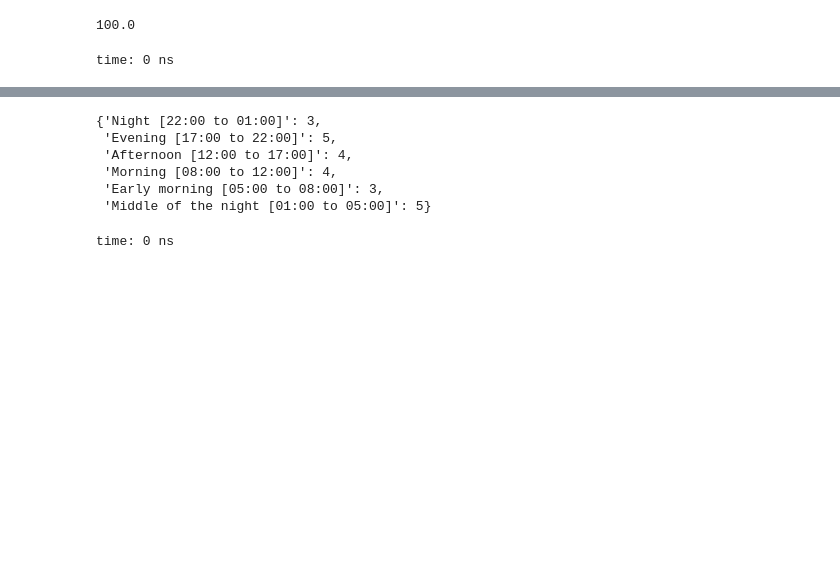
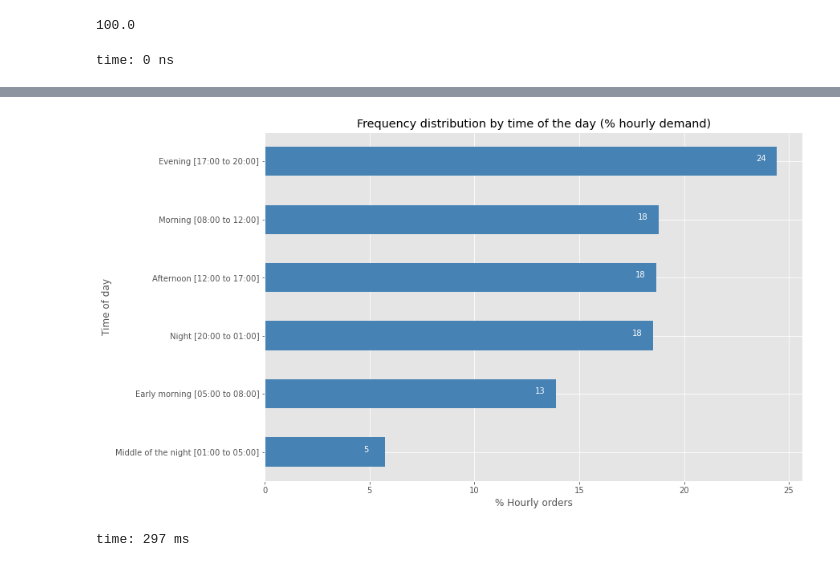
Before and after one commit to isis-santos-costa/99_Challenge, a Jupyter notebook: 99__EDA.ipynb, the cells around one changed output, grey strips where cells are left out. Cells and saved outputs as stored; diff of their text form; code cells hidden in the pictures; blank space fills up the shorter version.

```diff
--- a/99__EDA.ipynb
+++ b/99__EDA.ipynb
@@ -1033,4 +1113,0 @@ time: 31 ms
-# %%
-for i in range(len(timeofday_dict)):
-    df.loc[df['pickup_hour'] <= int(list(timeofday_dict)[i]), 'pickup_timeofday'] = list(timeofday_dict.values())[i]
-df.head(1)
@@ -1058,16 +1125,0 @@ time: 0 ns
-# %%
-## Distribution %
-
-orders_by_timeofday.sort_values(ascending=True, inplace=True)
-orders_by_timeofday.plot(kind='barh', figsize=(12, 8), color='steelblue')
-plt.xlabel('% Orders')
-plt.ylabel('Time of day')
-plt.title('Frequency distribution by time of the day (%)')
-
-for i, value in enumerate(orders_by_timeofday):
-    label = format(int(value), ',') # format int with commas
-
-    # place text at the end of bar (subtracting 3% from x, and 0 from y to make it fit within the bar)
-    plt.annotate(label, xy=(value - 1, i - 0), color='white')
-
-plt.show()
@@ -1092,0 +1126,7 @@ time: 1.66 s
+# %%
+#normalizing
+orders_by_timeofday_nrm = orders_by_timeofday / [5,5,4,3,3,4]
+orders_by_timeofday_nrm /= sum(orders_by_timeofday_nrm)
+orders_by_timeofday_nrm *= 100
+orders_by_timeofday_nrm.sort_values(ascending=False, inplace=True)
+orders_by_timeofday_nrm
@@ -1097,20 +1146,20 @@ sum(orders_by_timeofday_nrm)
 time: 0 ns
-# %%
-pickup_timeofday_size_dict = {
-               'Night [22:00 to 01:00]': 3,
-               'Evening [17:00 to 22:00]': 5,
-               'Afternoon [12:00 to 17:00]': 4,
-               'Morning [08:00 to 12:00]': 4,
-                'Early morning [05:00 to 08:00]': 3,
-                'Middle of the night [01:00 to 05:00]': 5,
-                'Night [22:00 to 01:00]': 3,
-               }
-pickup_timeofday_size_dict
-# %% [output]
-{'Night [22:00 to 01:00]': 3,
- 'Evening [17:00 to 22:00]': 5,
- 'Afternoon [12:00 to 17:00]': 4,
- 'Morning [08:00 to 12:00]': 4,
- 'Early morning [05:00 to 08:00]': 3,
- 'Middle of the night [01:00 to 05:00]': 5}
-time: 0 ns
+# %%
+## Distribution %
+
+orders_by_timeofday_nrm.sort_values(ascending=True, inplace=True)
+orders_by_timeofday_nrm.plot(kind='barh', figsize=(12, 8), color='steelblue')
+plt.xlabel('% Hourly orders')
+plt.ylabel('Time of day')
+plt.title('Frequency distribution by time of the day (% hourly demand)')
+
+for i, value in enumerate(orders_by_timeofday_nrm):
+    label = format(int(value), ',') # format int with commas
+
+    # place text at the end of bar (subtracting 1% from x, and 0 from y to make it fit within the bar)
+    plt.annotate(label, xy=(value - 1, i - 0), color='white')
+
+plt.show()
+# %% [output]
+[figure, added]
+time: 297 ms
```
Also changed, not shown: parts of 98 cells of this notebook.
